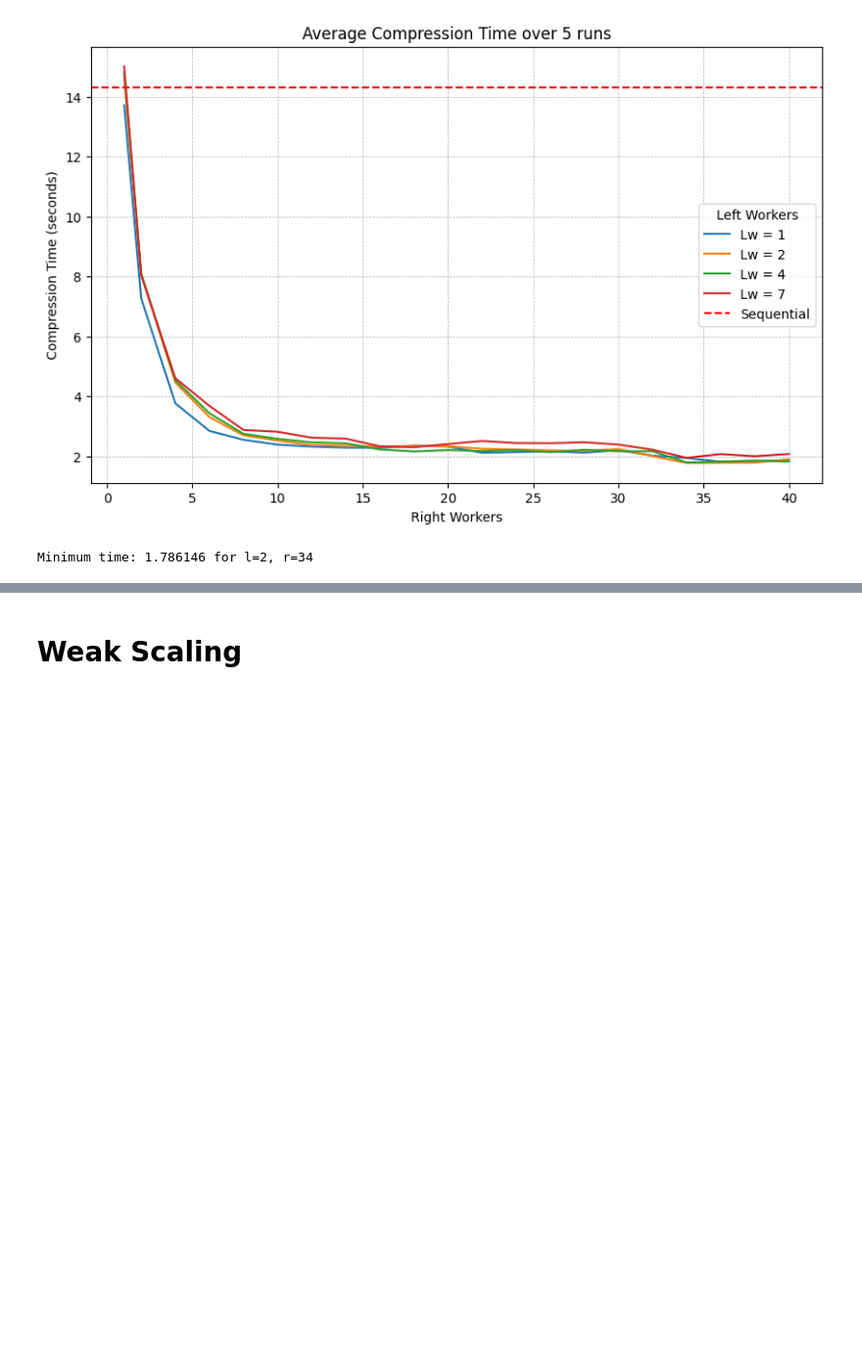
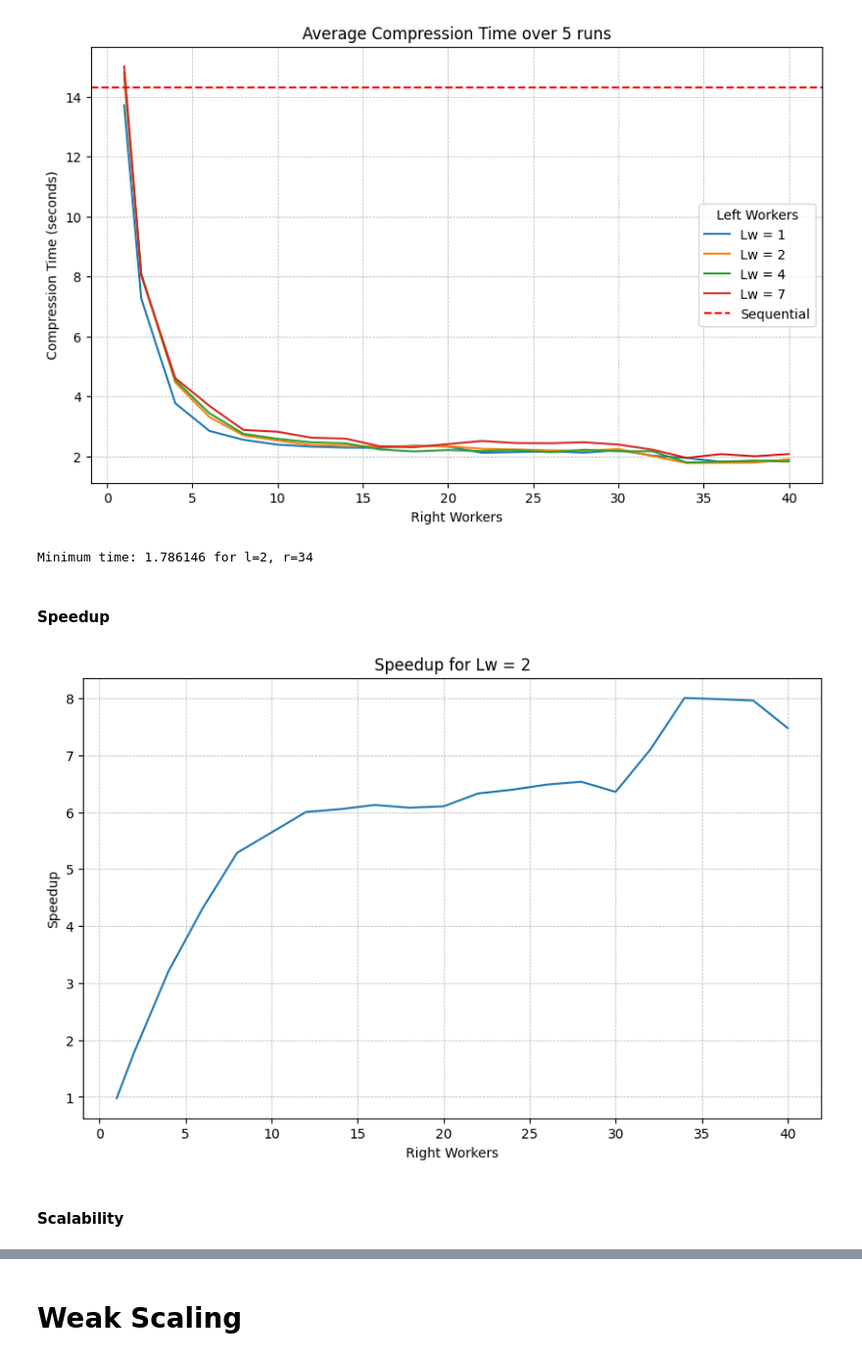
Before and after one commit to irenedovichi/SPM-project, a Jupyter notebook: plots.ipynb, the cells around one changed output, grey strips where cells are left out. Shown at 98% size. Drawn from its saved outputs; the diff is of its cells as text; code cells hidden in the pictures; blank space fills up the shorter version.

Commit message:
plots

```diff
--- a/plots.ipynb
+++ b/plots.ipynb
@@ -111,3 +111,21 @@ for l in avg_data:
 print(f"Minimum time: {min_time} for l={min_l}, r={min_r}")
 # %% [output]
 Minimum time: 1.786146 for l=2, r=34
+# %% [markdown]
+#### Speedup
+# %%
+# Plot the speedup for the case of l=2, varying r: sequential time / parallel time
+speedup = [seq_avg / avg_data[2][r] for r in avg_data[2]]
+# %%
+# Plot the speedup
+plt.figure(figsize=(10, 6))
+plt.plot(sorted(avg_data[2].keys()), speedup, label="Speedup")
+plt.xlabel("Right Workers")
+plt.ylabel("Speedup")
+plt.title("Speedup for Lw = 2")
+plt.grid(True, which="both", linestyle="--", linewidth=0.5)
+plt.show()
+# %% [output]
+[figure, added]
+# %% [markdown]
+#### Scalability
```
Also changed, not shown: parts of 52 cells of this notebook.
